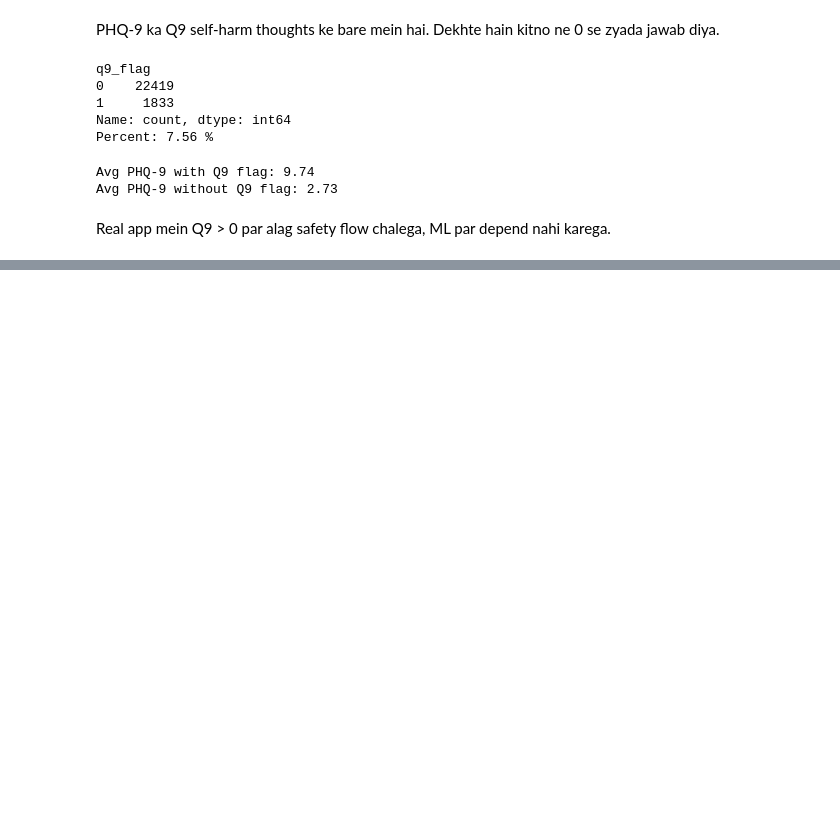
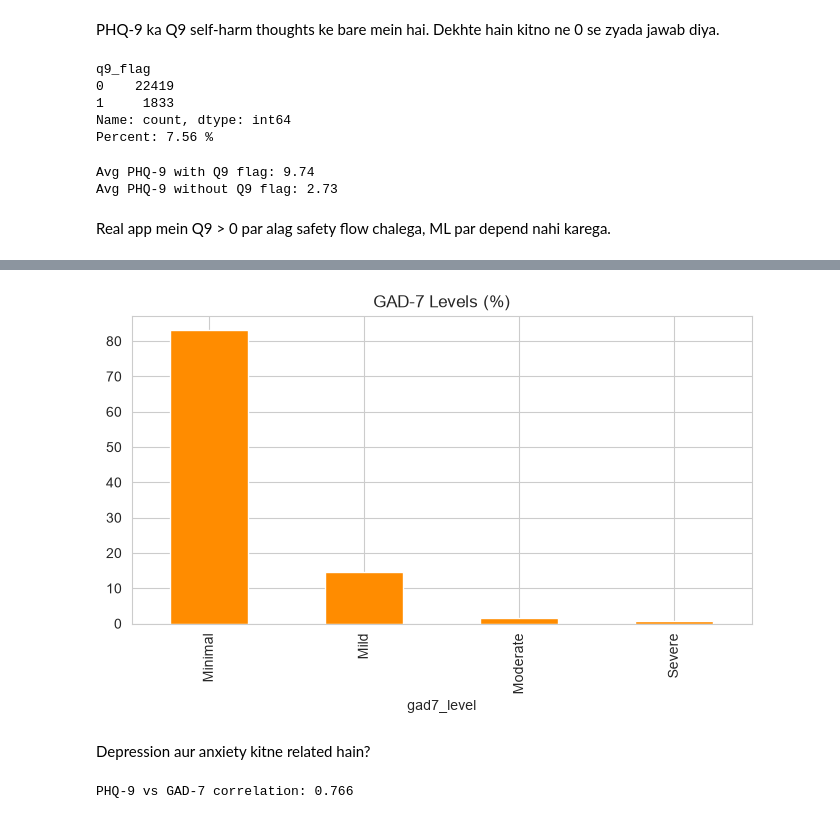
Before and after one commit to Bhoomikamalik81/MindCheck, a Jupyter notebook: mind_check_depression_anxiety_screening.ipynb, the cells around one changed output, grey strips where cells are left out. Saved outputs shown, nothing was run; the diff lists cells and outputs as text; code cells hidden in the pictures; blank space fills up the shorter version.

```diff
--- a/mind_check_depression_anxiety_screening.ipynb
+++ b/mind_check_depression_anxiety_screening.ipynb
@@ -474,0 +517,13 @@ Real app mein Q9 > 0 par alag safety flow chalega, ML par depend nahi karega.
+# %%
+plt.figure(figsize=(8, 4))
+gad_pct.plot(kind="bar", color="darkorange")
+plt.title("GAD-7 Levels (%)")
+plt.show()
+# %% [output]
+[figure, added]
+# %% [markdown]
+Depression aur anxiety kitne related hain?
+# %%
+print("PHQ-9 vs GAD-7 correlation:", round(df["phq9_score"].corr(df["gad7_score"]), 3))
+# %% [output]
+PHQ-9 vs GAD-7 correlation: 0.766
```
Also changed, not shown: parts of 24 cells of this notebook.
